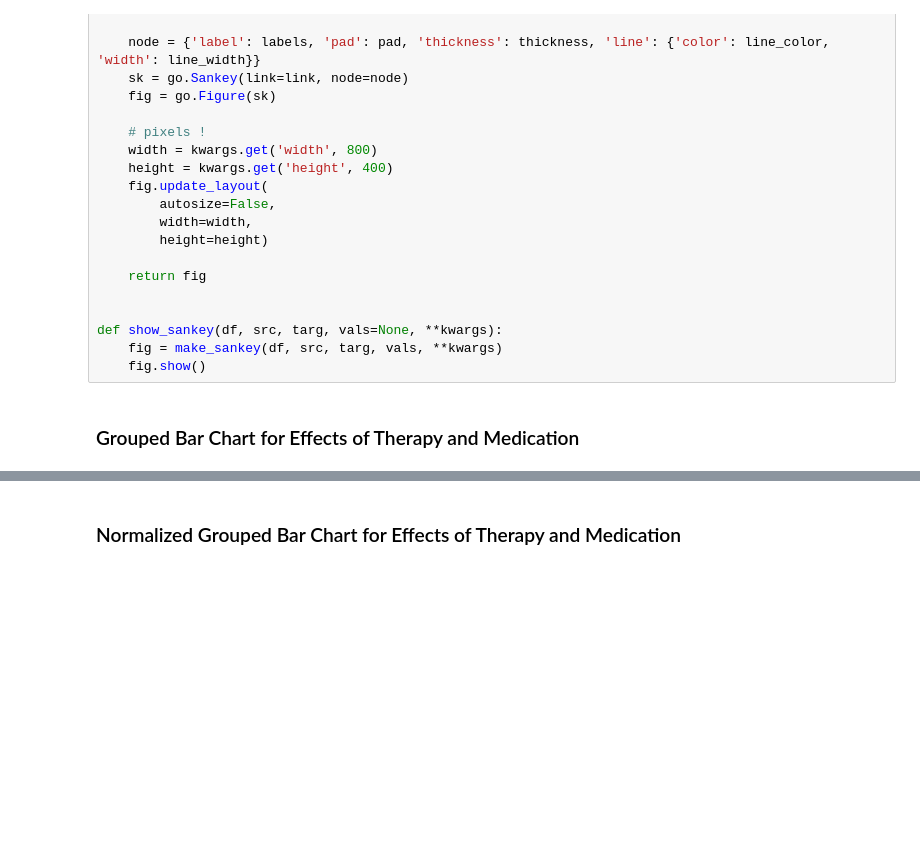
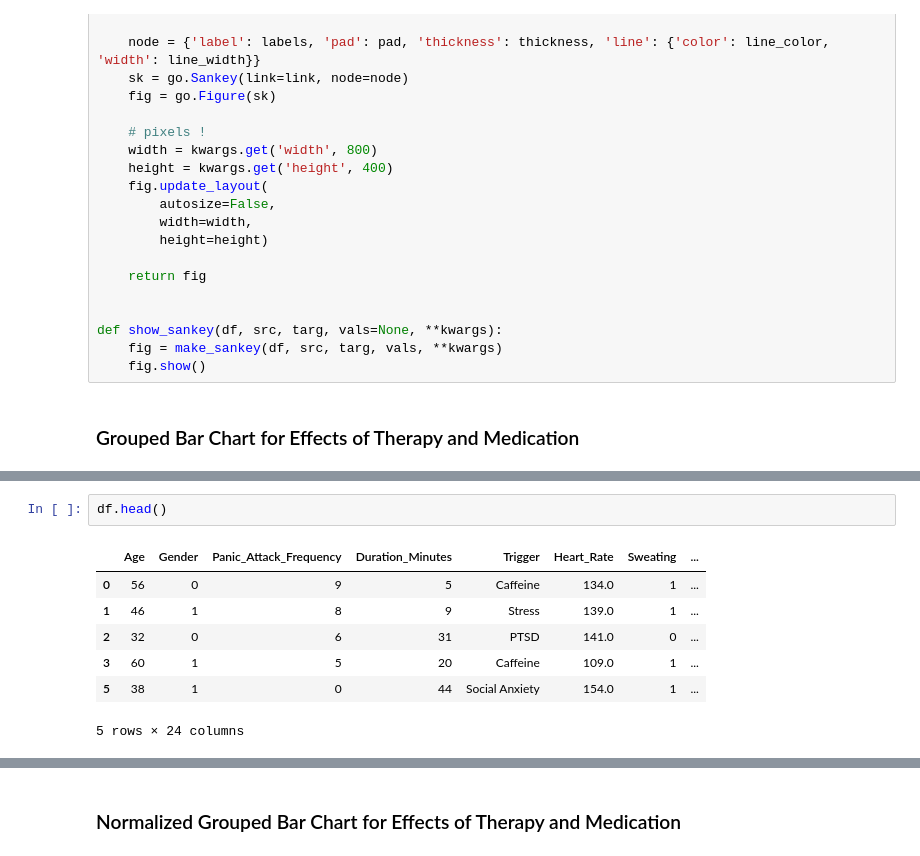
Before and after one commit to katrinashonka/DS4200FinalProject, a Jupyter notebook: anxiety_data-s.ipynb, the cells around one changed output, grey strips where cells are left out. Drawn from its saved outputs; the diff is of its cells as text; blank space fills up the shorter version.

```diff
--- a/anxiety_data-s.ipynb
+++ b/anxiety_data-s.ipynb
@@ -266,3 +282,13 @@ chart = alt.Chart(count_df).mark_bar(color='blue').encode(
 chart
 # %% [output]
 [interactive output not drawn]
+# %%
+df.head()
+# %% [output]
+|  | Age | Gender | Panic_Attack_Frequency | Duration_Minutes | Trigger | Heart_Rate | Sweating | ... |
+| 0 | 56 | 0 | 9 | 5 | Caffeine | 134.0 | 1 | ... |
+| 1 | 46 | 1 | 8 | 9 | Stress | 139.0 | 1 | ... |
+| 2 | 32 | 0 | 6 | 31 | PTSD | 141.0 | 0 | ... |
+| 3 | 60 | 1 | 5 | 20 | Caffeine | 109.0 | 1 | ... |
+| 5 | 38 | 1 | 0 | 44 | Social Anxiety | 154.0 | 1 | ... |
+5 rows × 24 columns
```
Also changed, not shown: parts of 6 cells of this notebook.
